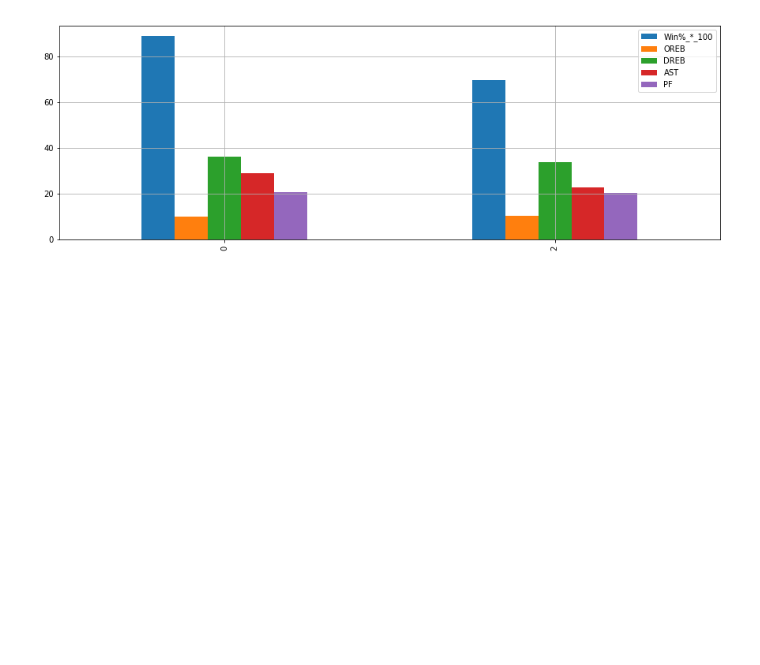
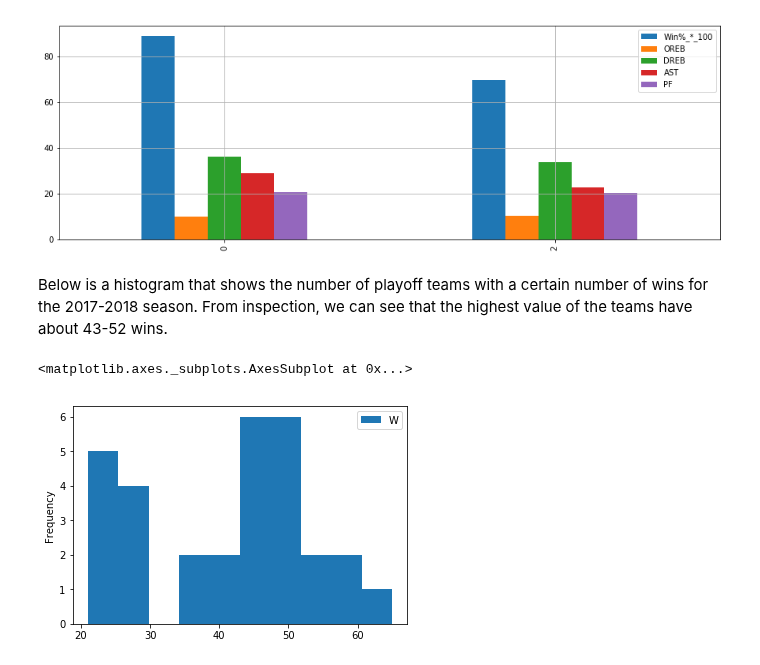
Before and after one commit to MaloneRobert/BasketballPredictor, a Jupyter notebook: Part_One.ipynb, the cells around one changed output. Saved outputs shown, nothing was run; the diff lists cells and outputs as text; code cells hidden in the pictures; blank space fills up the shorter version.

Commit message:
added histogram

```diff
--- a/Part_One.ipynb
+++ b/Part_One.ipynb
@@ -172,3 +172,11 @@ finals_stats_1516.plot(figsize = (15, 5), kind="bar", grid = True)
 # %% [output]
 <matplotlib.axes._subplots.AxesSubplot at 0x...>
 [figure]
+# %% [markdown]
+Below is a histogram that shows the number of playoff teams with a certain number of wins for the 2017-2018 season. From inspection, we can see that the highest value of the teams have about 43-52 wins.
+# %%
+win_hist1718 = pd.DataFrame(data= team_stats1718['W'])
+win_hist1718.plot(kind= 'hist')
+# %% [output]
+<matplotlib.axes._subplots.AxesSubplot at 0x...>
+[figure, added]
```
